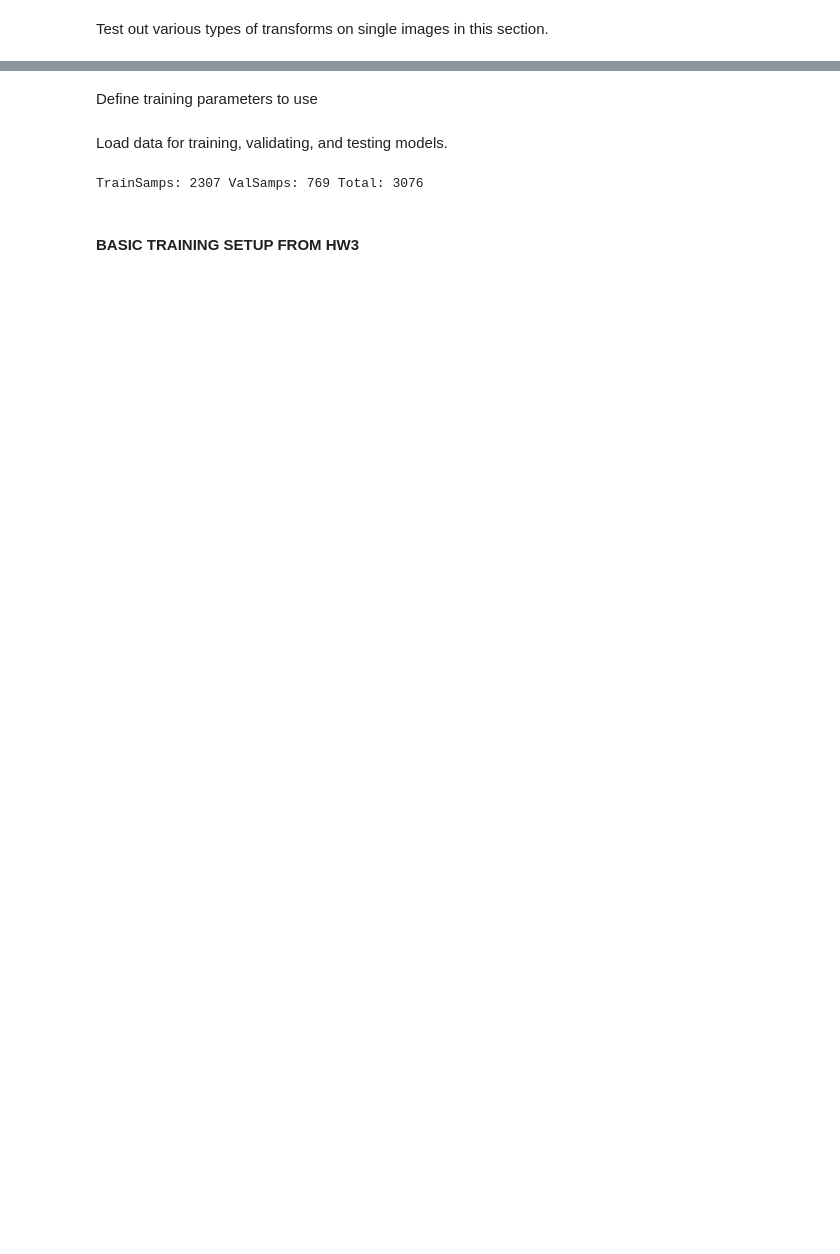
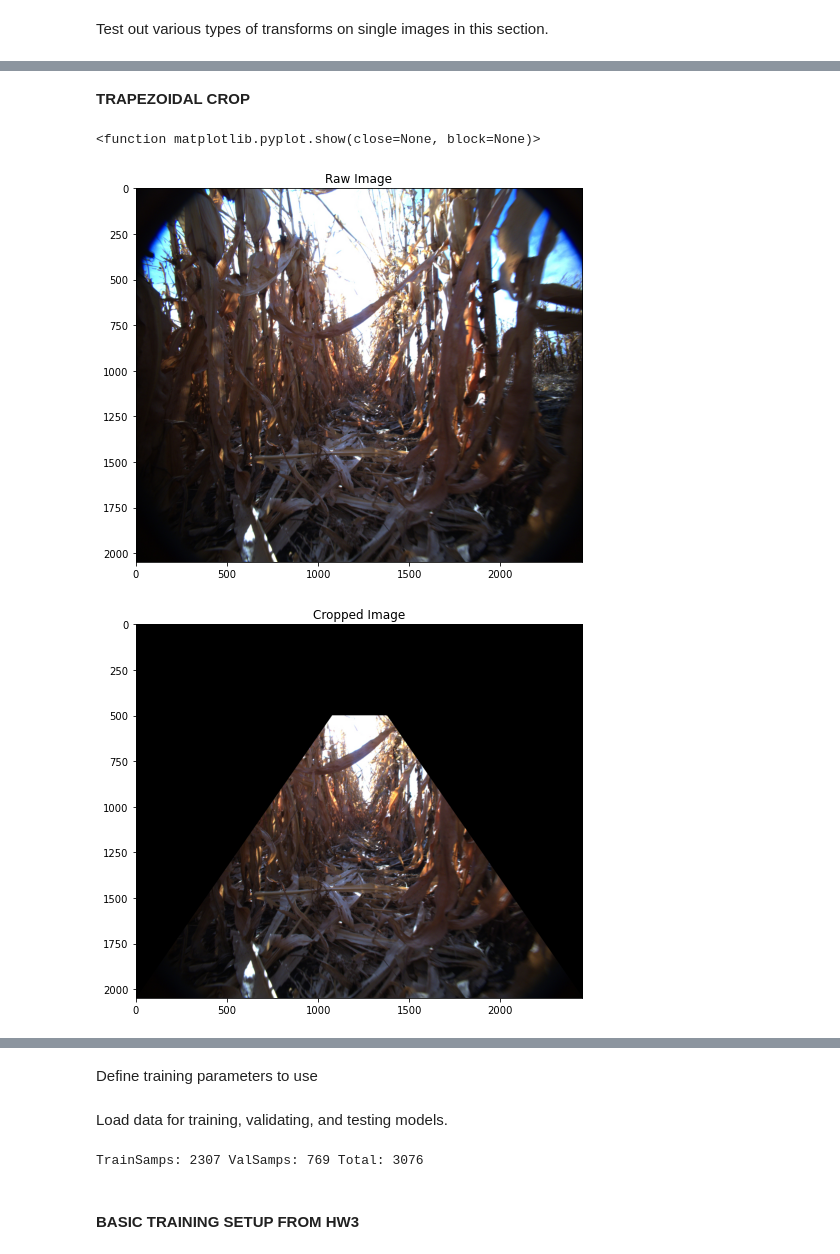
Before and after one commit to natbut/me592-robotics-project, a Jupyter notebook: IntraRow_Navigation_CNN.ipynb, the cells around one changed output, grey strips where cells are left out. Drawn from its saved outputs; the diff is of its cells as text; code cells hidden in the pictures; blank space fills up the shorter version.

```diff
--- a/IntraRow_Navigation_CNN.ipynb
+++ b/IntraRow_Navigation_CNN.ipynb
@@ -331,0 +290,52 @@ plt.show
+# %% [markdown]
+**TRAPEZOIDAL CROP**
+# %%
+#Delete this later (transformation already apllied in the next cell)
+import torch
+import torchvision
+from PIL import Image, ImageDraw
+import numpy as np
+from torchvision import datasets, transforms
+
+# Define the trapezoid shape crop
+def trapezoid_crop(img, trap_height, trap_top_width, trap_bottom_width):
+    width, height = img.size
+    top_left = (width / 2 - trap_top_width / 2, trap_height)
+    top_right = (width / 2 + trap_top_width / 2, trap_height)
+    bottom_left = (0, height)
+    bottom_right = (width, height)
+    trap_points = [top_left, top_right, bottom_right, bottom_left]
+    trap_mask = Image.new('L', (width, height), 0)
+    ImageDraw.Draw(trap_mask).polygon(trap_points, outline=1, fill=1)
+    img_arr = np.array(img)
+    img_arr = np.array(img_arr * np.expand_dims(np.array(trap_mask), axis=-1), dtype=np.uint8)
+    img_cropped = Image.fromarray(img_arr)
+    return img_cropped
+
+# Select a random image from the list
+img_rand = random.randint(0,len(img_train))
+image_path = img_train[img_rand]
+
+image = Image.open(image_path)
+
+# Raw Image
+fig = plt.figure(figsize=(8,8))
+plt.imshow(image)
+plt.title('Raw Image')
+plt.show
+
+# Apply trapezoid crop
+trap_height = 500
+trap_top_width = 300
+trap_bottom_width = 800
+
+image = trapezoid_crop(image, trap_height, trap_top_width, trap_bottom_width)
+
+fig = plt.figure(figsize=(8,8))
+plt.imshow(image)
+plt.title('Cropped Image')
+plt.show
+# %% [output]
+<function matplotlib.pyplot.show(close=None, block=None)>
+[figure, added]
+[figure, added]
```
Also changed, not shown: parts of 26 cells of this notebook.
